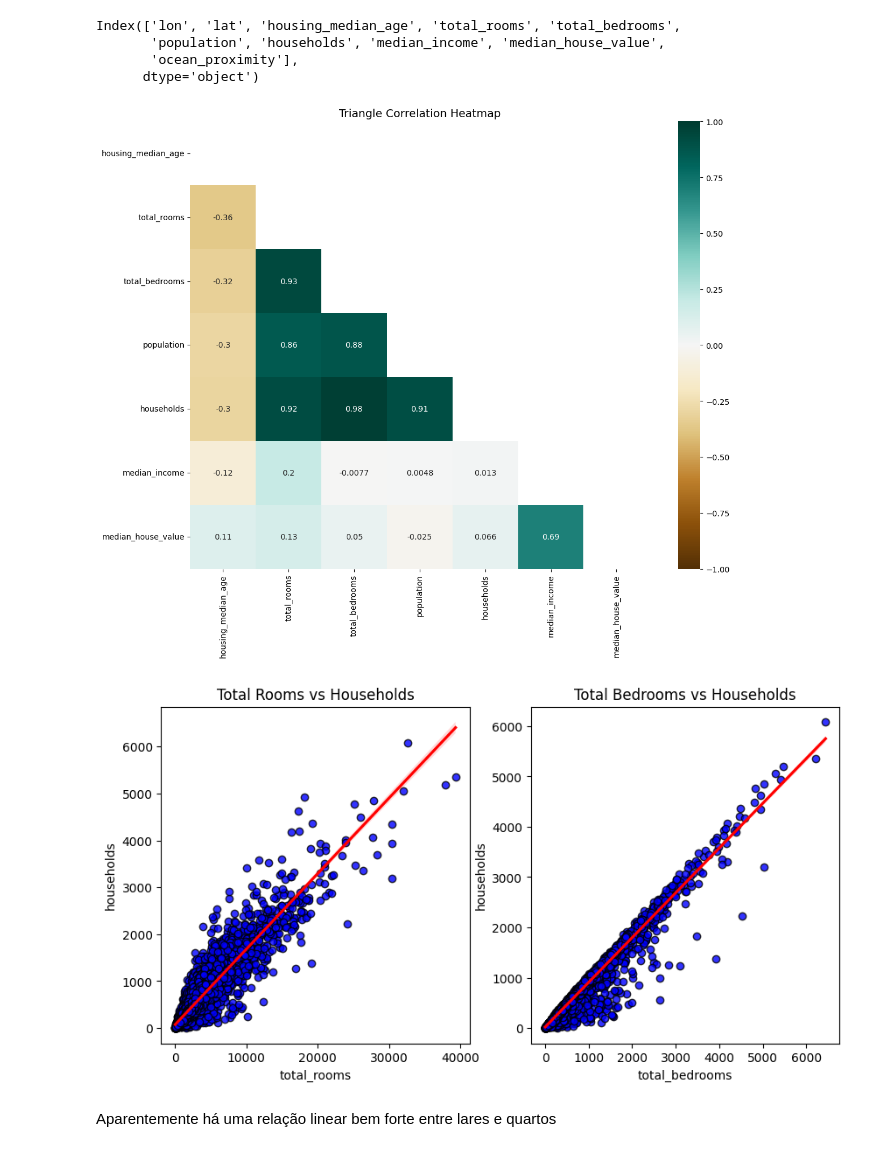
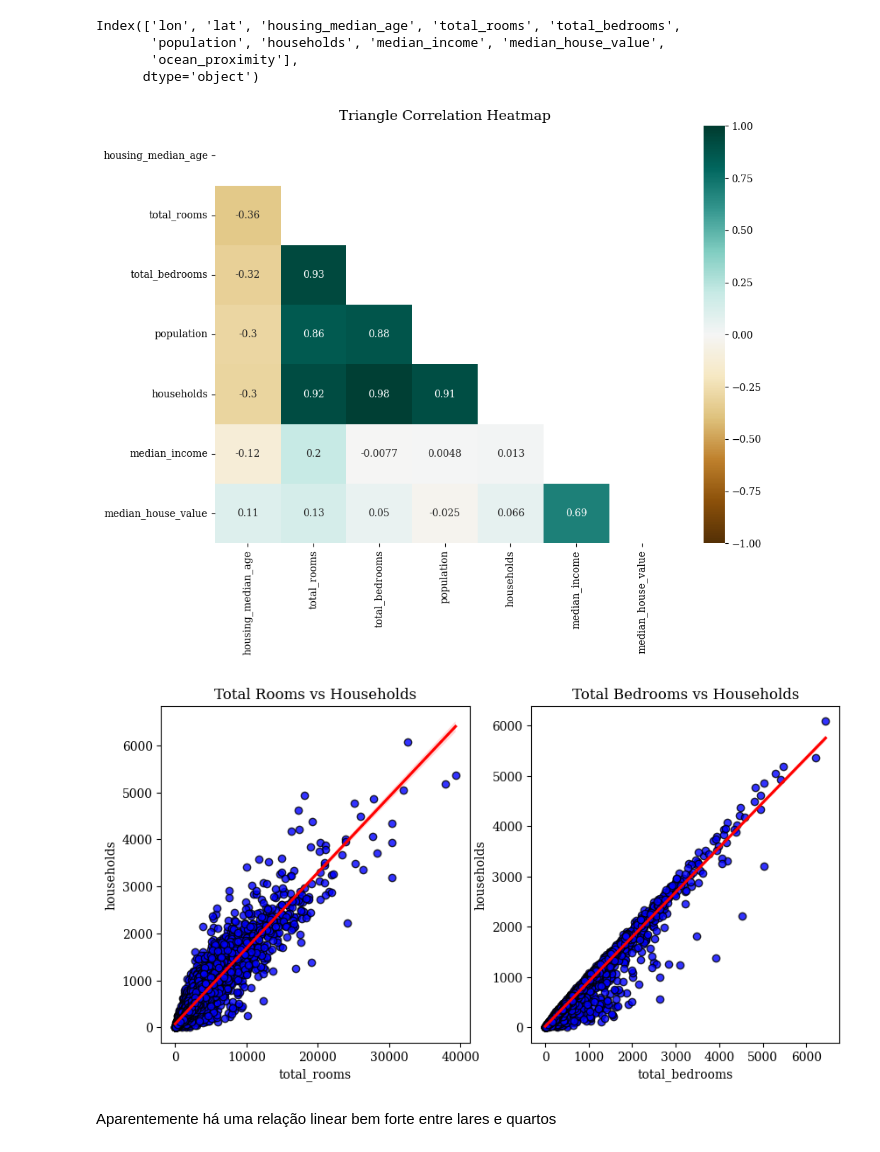
Before and after one commit to thepersonilike13/housing_prices_app, a Jupyter notebook: housing_prices_california.ipynb, the cells around one changed output. Cells and saved outputs as stored; diff of their text form; code cells hidden in the pictures.

```diff
--- a/housing_prices_california.ipynb
+++ b/housing_prices_california.ipynb
@@ -40,6 +40,7 @@ import pandas as pd
 import numpy as np
 import seaborn as sns
 import matplotlib.pyplot as plt
+plt.rcParams['font.family'] = 'serif'
 from sklearn import set_config
 from sklearn.datasets import fetch_openml
 from sklearn.pipeline import Pipeline
@@ -339,9 +342,9 @@ def plot_corr_heatmap(data= pd.DataFrame, fig_size=(12, 10)):
     heatmap.set_title('Triangle Correlation Heatmap', fontdict={'fontsize':14})
     plt.tight_layout()
 # %%
-plot_corr_heatmap(housing.drop(columns=['lat', 'lon']))
+plot_corr_heatmap(housing.drop(columns=['lat', 'lon']), fig_size=(10, 8))
 # %% [output]
-[figure, old version]
+[figure, new version]
 # %%
 fig, axes = plt.subplots(1, 2, figsize=(10, 5))
 axes = axes.flatten()
@@ -352,7 +355,7 @@ _ = sns.regplot(data=housing, x='total_bedrooms', y='households', scatter_kws={"
            line_kws={"color": "red"}, ax=axes[1])
 _ = axes[1].set_title('Total Bedrooms vs Households')
 # %% [output]
-[figure, old version]
+[figure, new version]
 # %% [markdown]
 Aparentemente há uma relação linear bem forte entre lares e quartos
 # %% [markdown]
```
Also changed, not shown: parts of 45 cells of this notebook, 4 other files.
